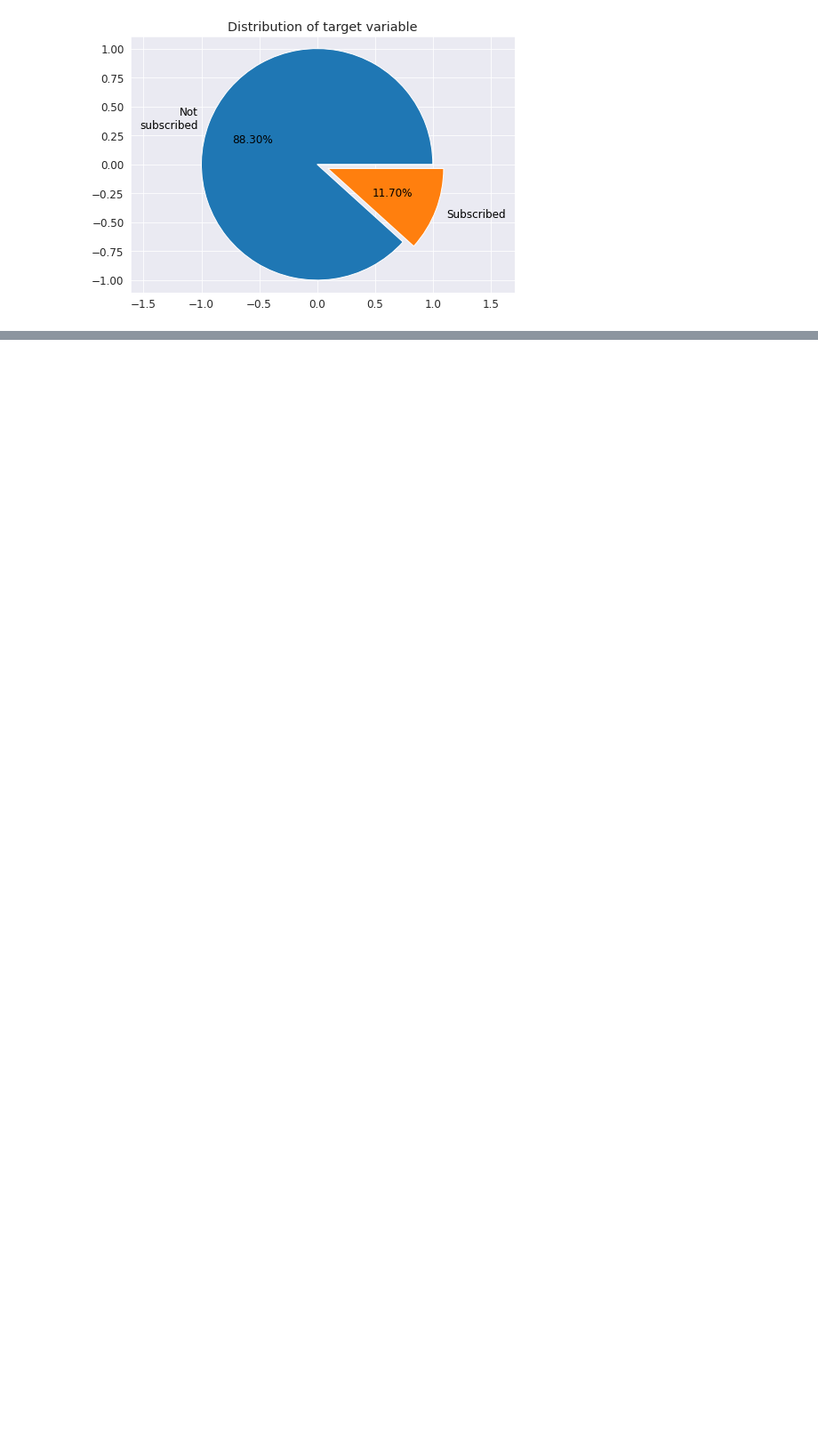
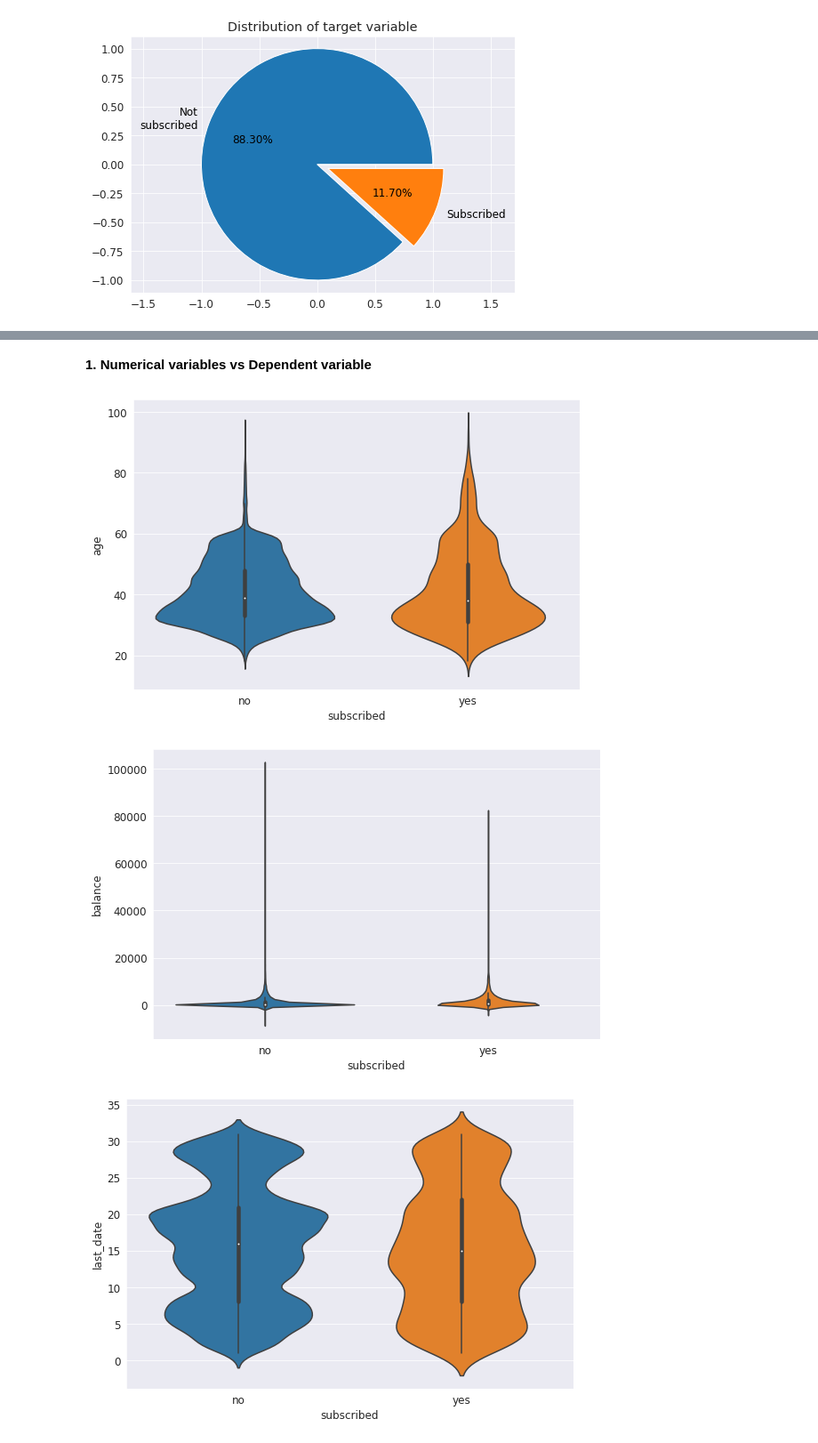
Before and after one commit to RupeshSharma14/Bank-Marketing-Effectiveness-Prediction, a Jupyter notebook: Bank_Marketing_Effectiveness_Prediction_Capstone_Project.ipynb, the cells around one changed output, grey strips where cells are left out. Shown at 89% size. Saved outputs shown, nothing was run; the diff lists cells and outputs as text; code cells hidden in the pictures; blank space fills up the shorter version.

```diff
--- a/Bank_Marketing_Effectiveness_Prediction_Capstone_Project.ipynb
+++ b/Bank_Marketing_Effectiveness_Prediction_Capstone_Project.ipynb
@@ -235,0 +287,15 @@ dtype: float64
+# %% [markdown]
+**1. Numerical variables vs Dependent variable**
+# %%
+for col in numeric_cols:
+  fig = plt.figure(figsize = (9, 6))
+  ax = fig.gca()
+  feature = bank_df[col]
+  label = bank_df["subscribed"]
+  sns.violinplot(x = label, y = feature)
+
+plt.show()
+# %% [output]
+[figure, added]
+[figure, added]
+[figure, added]
```
Also changed, not shown: parts of 25 cells of this notebook.
